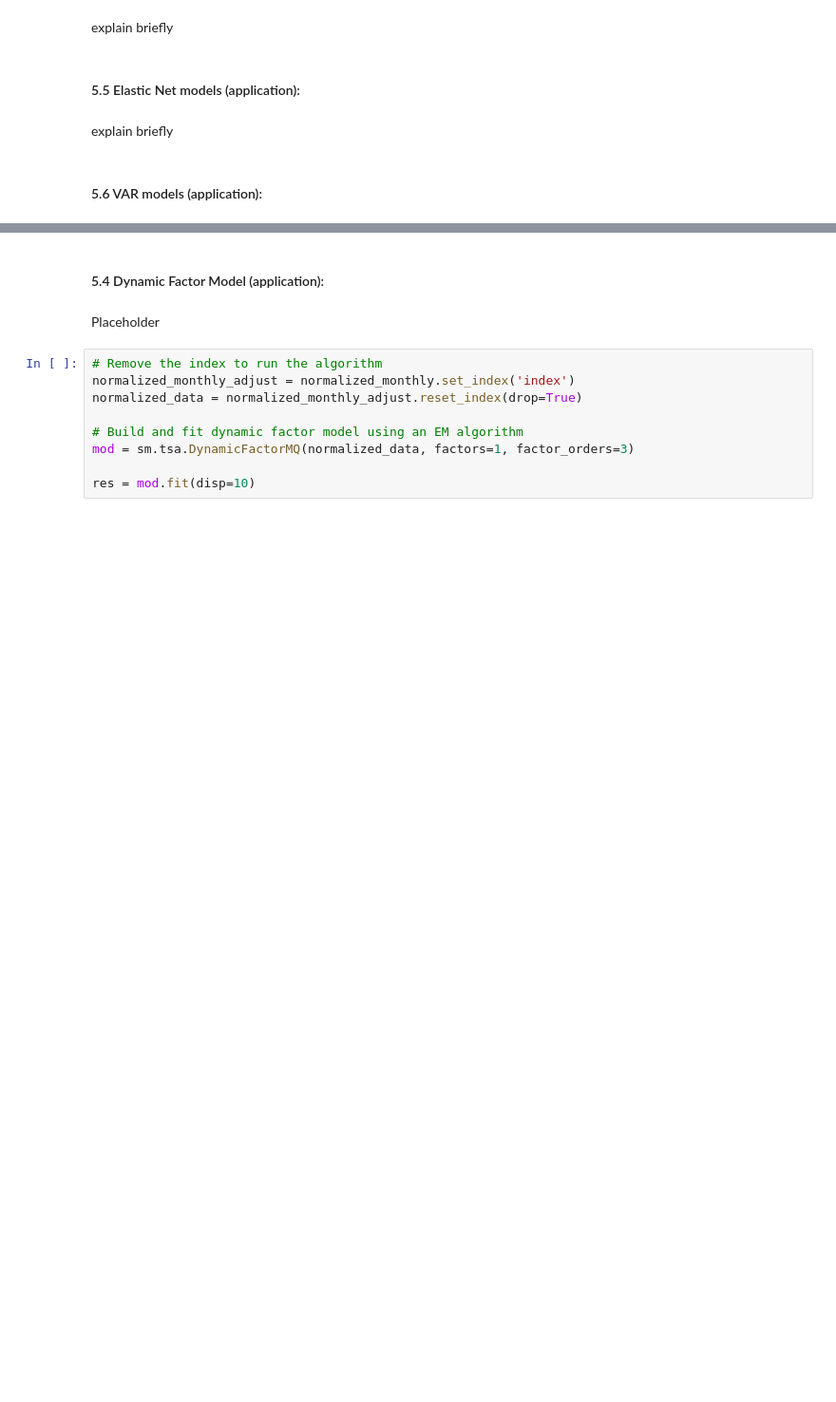
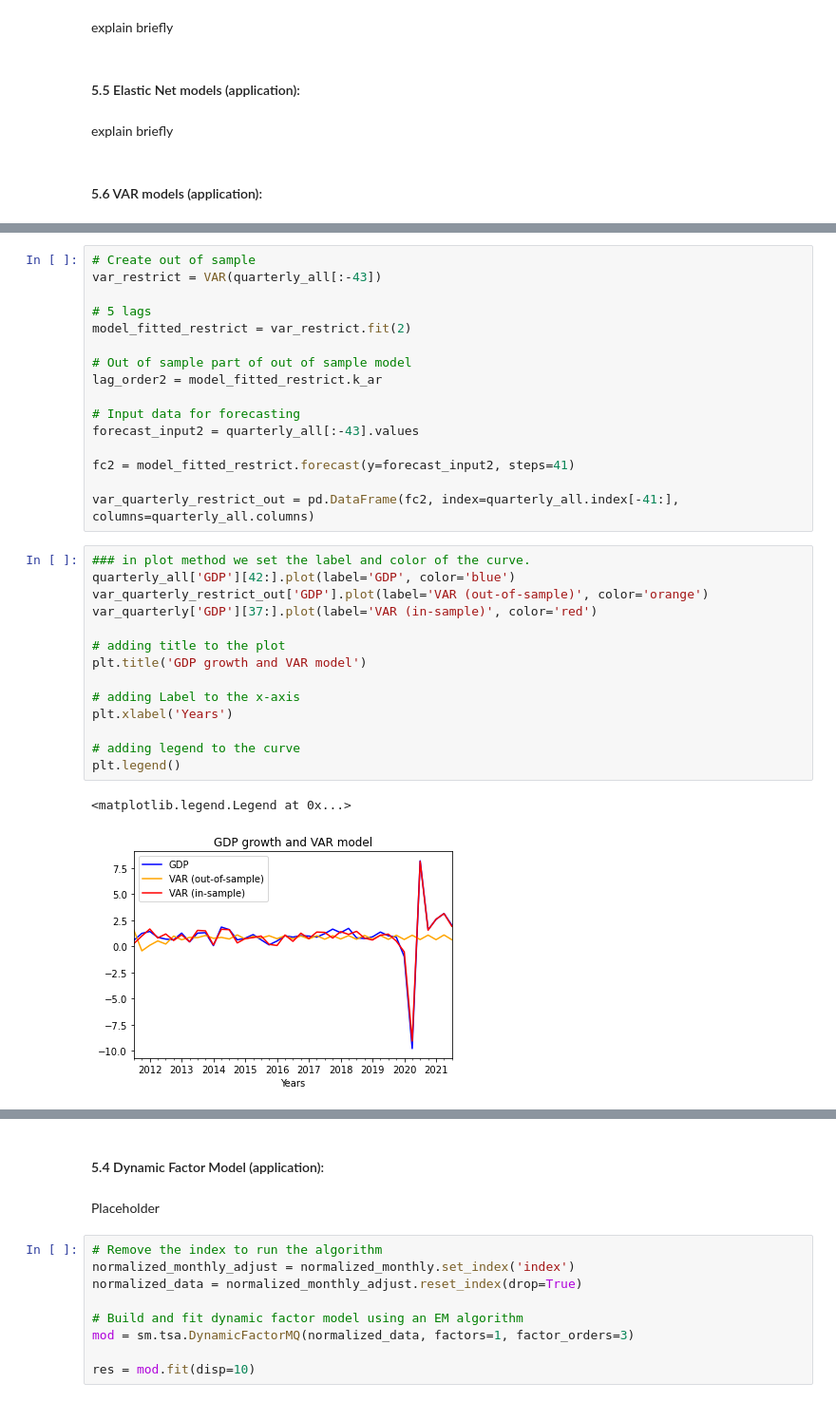
Before and after one commit to vgm236/Special_Project_Moreira_Raza-Nisar, a Jupyter notebook: app/special_project_final.ipynb, the cells around one changed output, grey strips where cells are left out. Shown at 95% size. Saved outputs shown, nothing was run; the diff lists cells and outputs as text; blank space fills up the shorter version.

```diff
--- a/app/special_project_final.ipynb
+++ b/app/special_project_final.ipynb
@@ -510,0 +621,33 @@ explain briefly
+# %%
+# Create out of sample
+var_restrict = VAR(quarterly_all[:-43])
+
+# 5 lags
+model_fitted_restrict = var_restrict.fit(2)
+
+# Out of sample part of out of sample model
+lag_order2 = model_fitted_restrict.k_ar
+
+# Input data for forecasting
+forecast_input2 = quarterly_all[:-43].values
+
+fc2 = model_fitted_restrict.forecast(y=forecast_input2, steps=41)
+
+var_quarterly_restrict_out = pd.DataFrame(fc2, index=quarterly_all.index[-41:], columns=quarterly_all.columns)
+# %%
+### in plot method we set the label and color of the curve.
+quarterly_all['GDP'][42:].plot(label='GDP', color='blue')
+var_quarterly_restrict_out['GDP'].plot(label='VAR (out-of-sample)', color='orange')
+var_quarterly['GDP'][37:].plot(label='VAR (in-sample)', color='red')
+
+# adding title to the plot
+plt.title('GDP growth and VAR model')
+
+# adding Label to the x-axis
+plt.xlabel('Years')
+
+# adding legend to the curve
+plt.legend()
+# %% [output]
+<matplotlib.legend.Legend at 0x...>
+[figure, added]
```
Also changed, not shown: parts of 26 cells of this notebook.
